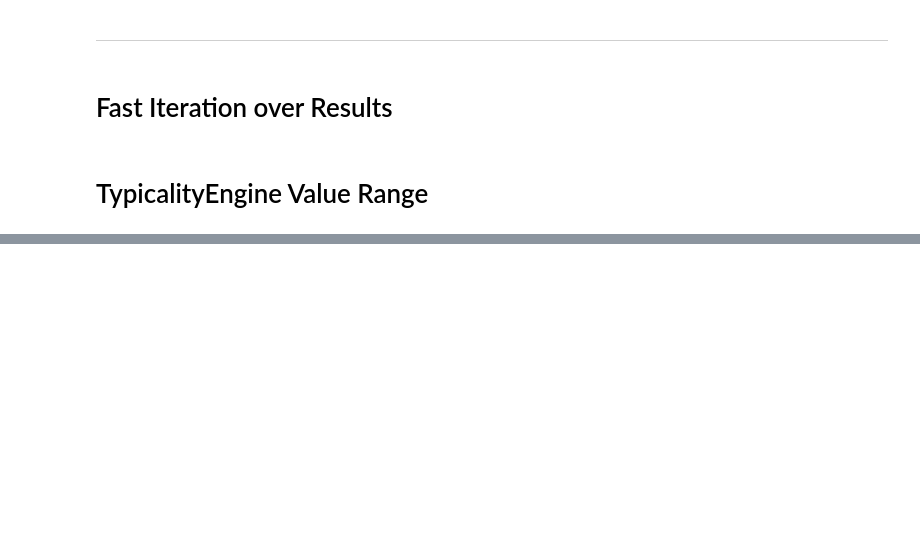
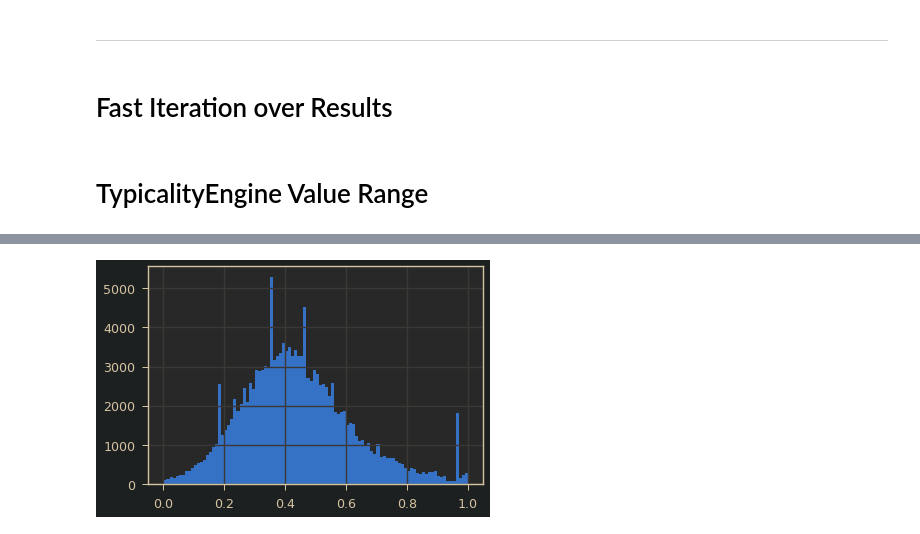
Before and after one commit to valevo/SABIO, a Jupyter notebook: backend/v0_4/dev.ipynb, the cells around one changed output, grey strips where cells are left out. Saved outputs shown, nothing was run; the diff lists cells and outputs as text; code cells hidden in the pictures; blank space fills up the shorter version.

```diff
--- a/backend/v0_4/dev.ipynb
+++ b/backend/v0_4/dev.ipynb
@@ -228,0 +226,7 @@ _= plt.hist(scores[(scores > -1) & (scores < 1)])
+# %%
+(scores < 100).sum()/scores.shape[0]
+
+_= plt.hist(scores[(scores > 0) & (scores < 1)], bins=100)
+# plt.xlim((0.95, 0.98))
+# %% [output]
+[figure, added]
```
Also changed, not shown: parts of 29 cells of this notebook, 3 other files.
